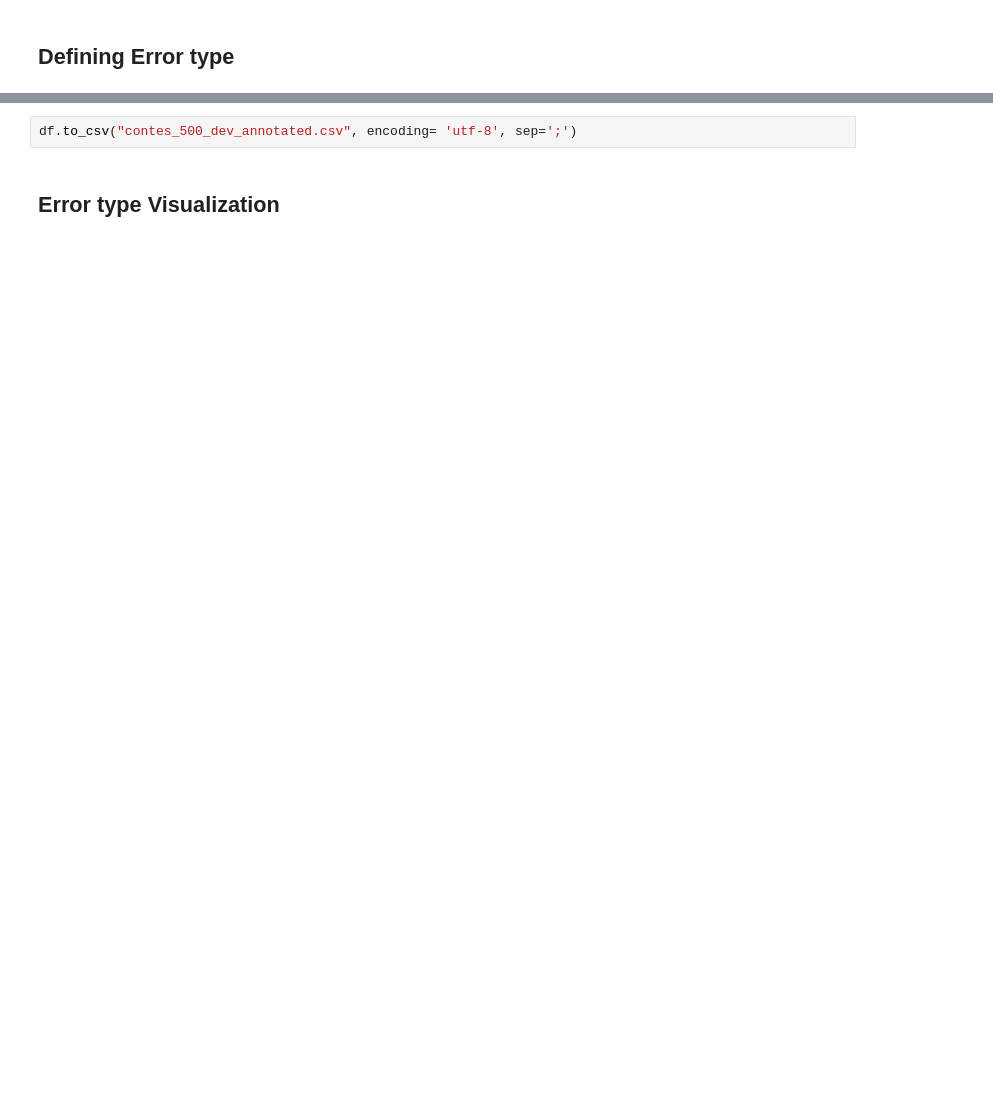
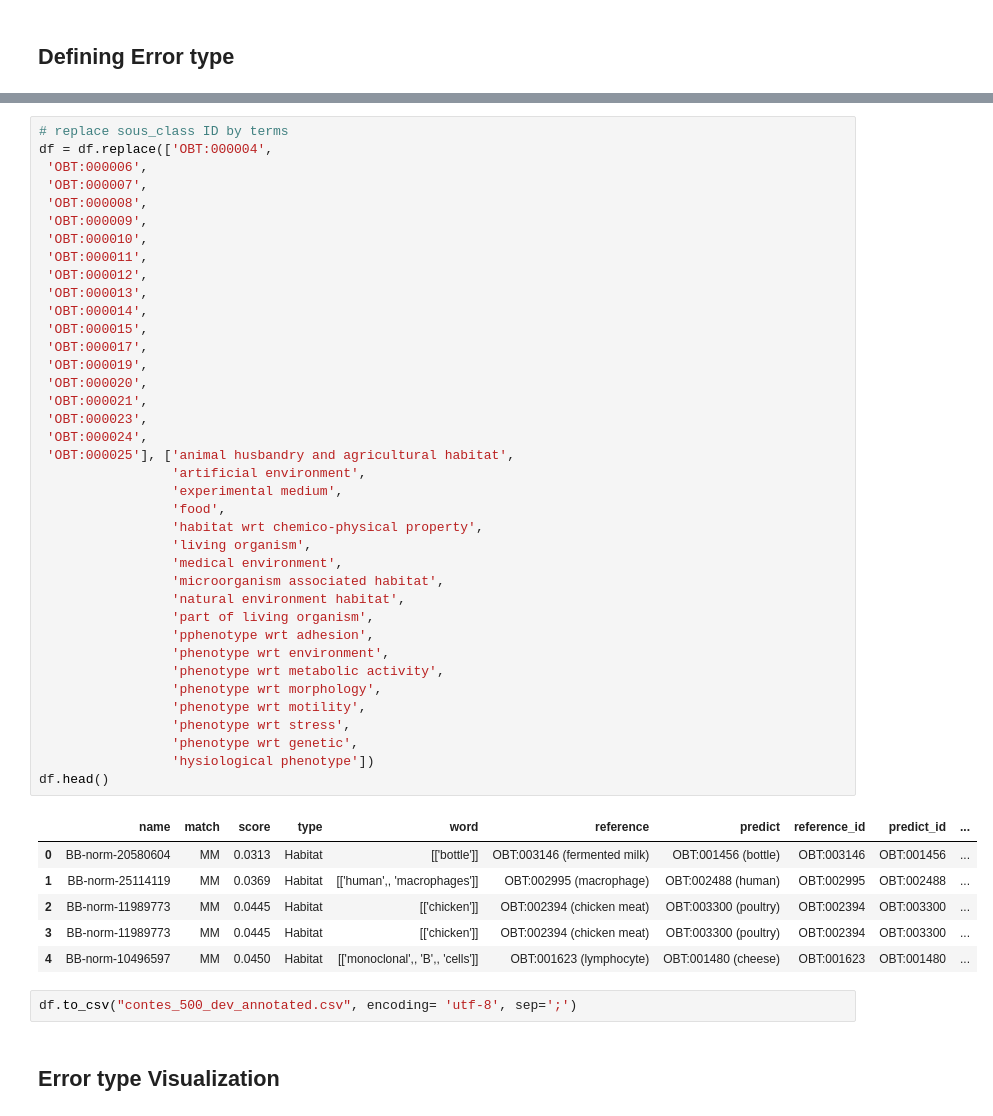
Before and after one commit to Yajinou/Error-Analysis-of-CONTES---BioNLP-2019, a Jupyter notebook: Annotation_automatique.ipynb, the cells around one changed output, grey strips where cells are left out. Drawn from its saved outputs; the diff is of its cells as text; blank space fills up the shorter version.

```diff
--- a/Annotation_automatique.ipynb
+++ b/Annotation_automatique.ipynb
@@ -137,6 +152,51 @@ for i in range(len(df)):
 
                 else:
                     df['error_type'][i] = 'Wrong class'
+# %%
+# replace sous_class ID by terms
+df = df.replace(['OBT:000004',
+ 'OBT:000006',
+ 'OBT:000007',
+ 'OBT:000008',
+ 'OBT:000009',
+ 'OBT:000010',
+ 'OBT:000011',
+ 'OBT:000012',
+ 'OBT:000013',
+ 'OBT:000014',
+ 'OBT:000015',
+ 'OBT:000017',
+ 'OBT:000019',
+ 'OBT:000020',
+ 'OBT:000021',
+ 'OBT:000023',
+ 'OBT:000024',
+ 'OBT:000025'], ['animal husbandry and agricultural habitat',
+                 'artificial environment',
+                 'experimental medium',
+                 'food',
+                 'habitat wrt chemico-physical property',
+                 'living organism',
+                 'medical environment',
+                 'microorganism associated habitat',
+                 'natural environment habitat',
+                 'part of living organism',
+                 'pphenotype wrt adhesion',
+                 'phenotype wrt environment',
+                 'phenotype wrt metabolic activity',
+                 'phenotype wrt morphology',
+                 'phenotype wrt motility',
+                 'phenotype wrt stress',
+                 'phenotype wrt genetic',
+                 'hysiological phenotype'])
+df.head()
+# %% [output]
+|  | name | match | score | type | word | reference | predict | reference_id | predict_id | ... |
+| 0 | BB-norm-20580604 | MM | 0.0313 | Habitat | [['bottle']] | OBT:003146 (fermented milk) | OBT:001456 (bottle) | OBT:003146 | OBT:001456 | ... |
+| 1 | BB-norm-25114119 | MM | 0.0369 | Habitat | [['human',, 'macrophages']] | OBT:002995 (macrophage) | OBT:002488 (human) | OBT:002995 | OBT:002488 | ... |
+| 2 | BB-norm-11989773 | MM | 0.0445 | Habitat | [['chicken']] | OBT:002394 (chicken meat) | OBT:003300 (poultry) | OBT:002394 | OBT:003300 | ... |
+| 3 | BB-norm-11989773 | MM | 0.0445 | Habitat | [['chicken']] | OBT:002394 (chicken meat) | OBT:003300 (poultry) | OBT:002394 | OBT:003300 | ... |
+| 4 | BB-norm-10496597 | MM | 0.0450 | Habitat | [['monoclonal',, 'B',, 'cells']] | OBT:001623 (lymphocyte) | OBT:001480 (cheese) | OBT:001623 | OBT:001480 | ... |
 # %%
 df.to_csv("contes_500_dev_annotated.csv", encoding= 'utf-8', sep=';')
 # %% [markdown]
```
Also changed, not shown: parts of 22 cells of this notebook.
